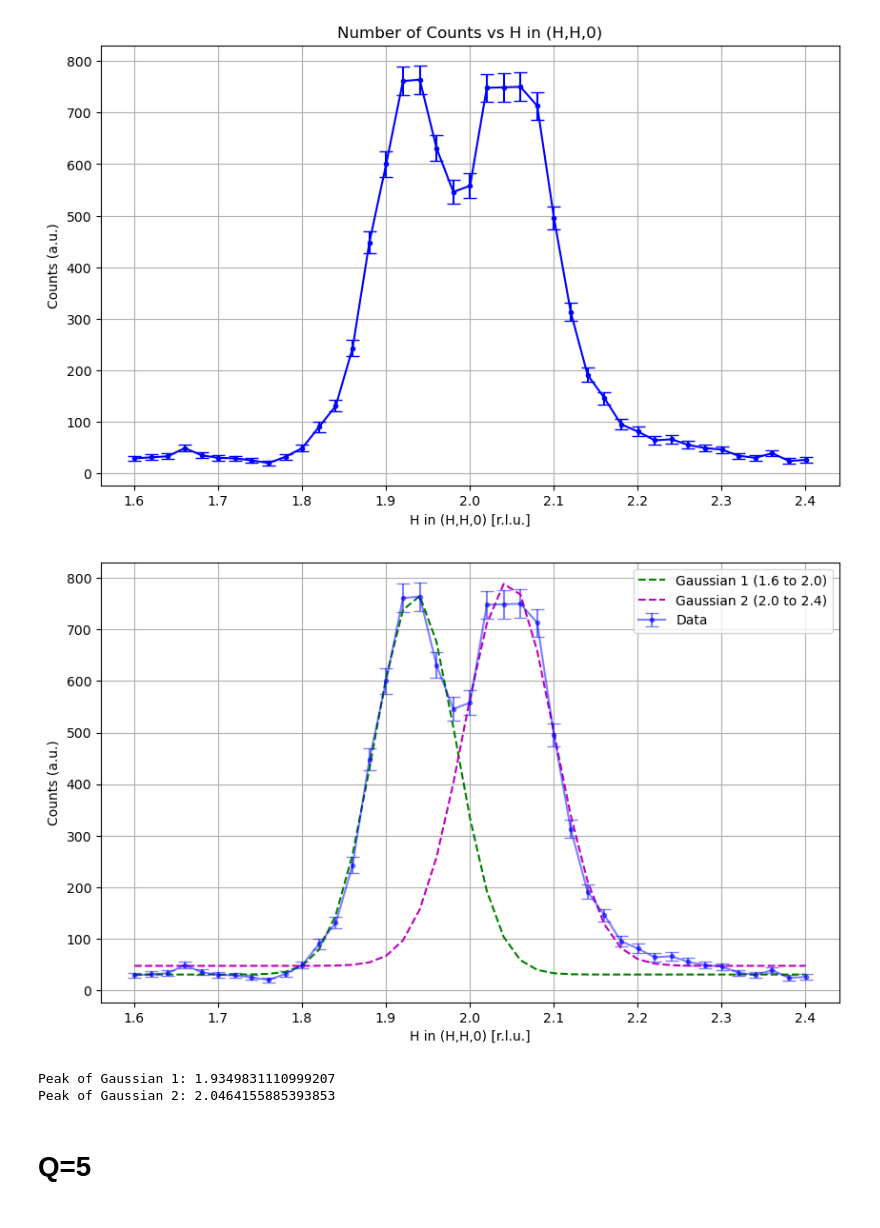
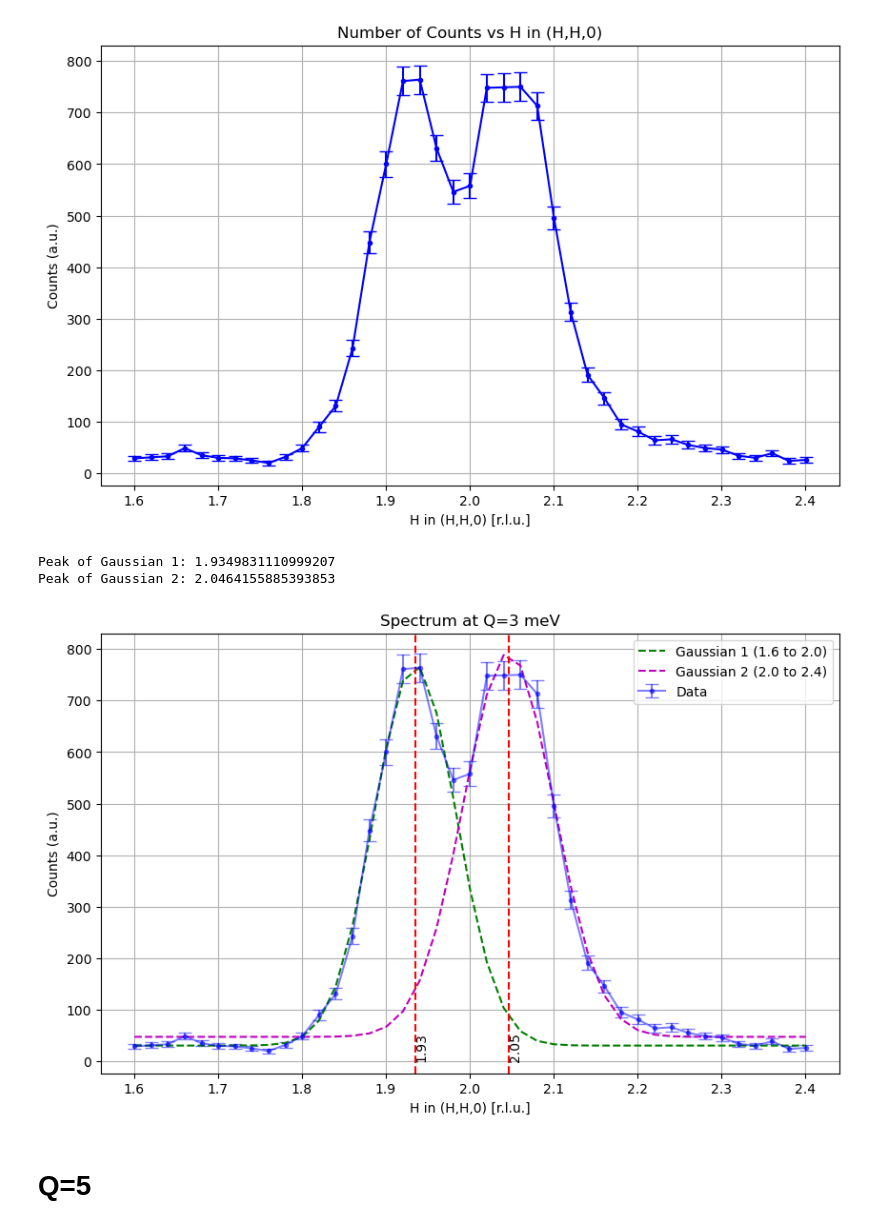
Before and after one commit to allangabrielsch/puma_fopra, a Jupyter notebook: Notebook.ipynb, the cells around one changed output. Saved outputs shown, nothing was run; the diff lists cells and outputs as text; code cells hidden in the pictures.

```diff
--- a/Notebook.ipynb
+++ b/Notebook.ipynb
@@ -64,38 +64,51 @@ params_2, _ = curve_fit(gaussian, h_3_2, det2_3_2, p0=initial_guess_2, bounds=([
 # Generate fitted data
 gaussian1_data = gaussian(h_3, *params_1)
 gaussian2_data = gaussian(h_3, *params_2)
 
 # Create the plot
 fig, ax1 = plt.subplots(figsize=(10, 6))
 
 # Plot the original data with error bars
 ax1.errorbar(h_3, det2_3, yerr=error_3, fmt='.', linestyle='-', color='b', ecolor='b', capsize=5, label='Data', alpha=0.5)
 
 # Plot individual Gaussian fits
 ax1.plot(h_3, gaussian1_data, 'g--', label='Gaussian 1 (1.6 to 2.0)')
 ax1.plot(h_3, gaussian2_data, 'm--', label='Gaussian 2 (2.0 to 2.4)')
 
 # Add labels and title
+ax1.set_title('Spectrum at Q=3 meV')
 ax1.set_xlabel('H in (H,H,0) [r.l.u.]')
 ax1.set_ylabel('Counts (a.u.)')
 ax1.legend()
 ax1.grid(True)
 
-
-plt.show()
 
 # Print the peaks and amplitudes of both Gaussians
 peak_1, amplitude_1 = params_1[1], params_1[0]
 peak_2, amplitude_2 = params_2[1], params_2[0]
 print(f"Peak of Gaussian 1: {peak_1}")
 print(f"Peak of Gaussian 2: {peak_2}")
 
 peaks_x=[peak_1, peak_2]
 peaks_y=[3,3]
+
+
+plt.axvline(x=peak_1, color='r', linestyle='--')
+plt.text(peak_1,0, f'{peak_1:.2f}', rotation=90, verticalalignment='bottom')
+
+plt.axvline(x=peak_2, color='r', linestyle='--')
+plt.text(peak_2,0, f'{peak_2:.2f}', rotation=90, verticalalignment='bottom')
+
+
+plt.savefig('Spec3.pdf')
+
+
+
+plt.show()
 # %% [output]
+Peak of Gaussian 1: 1.9349831110999207
+Peak of Gaussian 2: 2.0464155885393853
-[figure, old version]
+[figure, new version]
-Peak of Gaussian 1: 1.9349831110999207
-Peak of Gaussian 2: 2.0464155885393853
 # %% [markdown]
 # Q=5
 # %%
```
Also changed, not shown: parts of 5 cells of this notebook.
